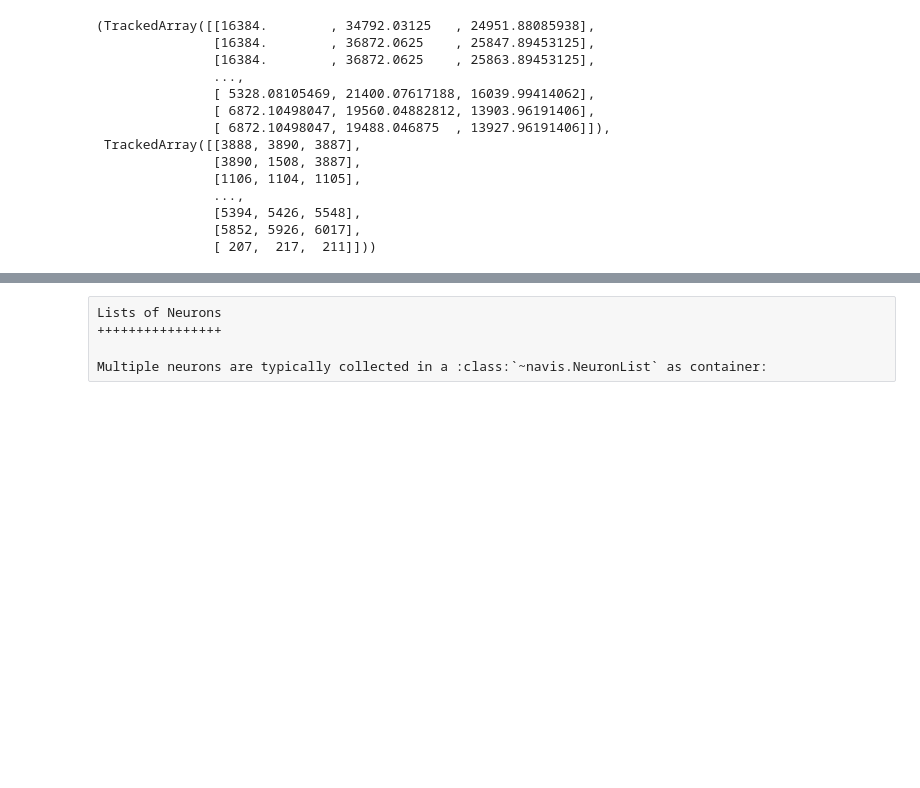
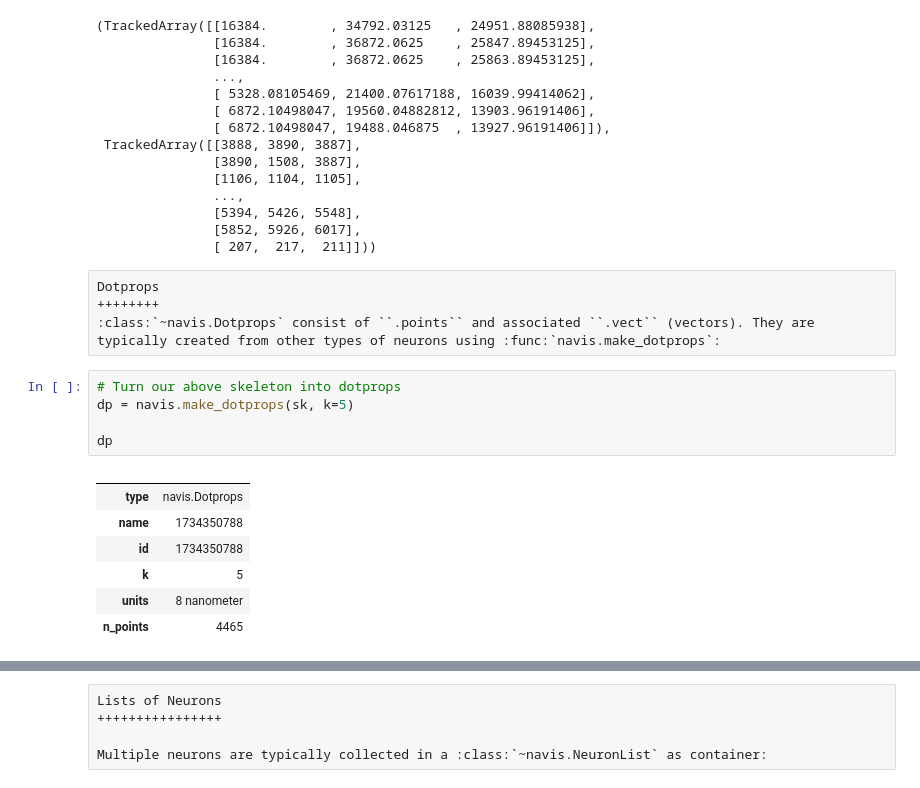
Before and after one commit to navis-org/navis, a Jupyter notebook: docs/source/tutorials/neurons_intro.ipynb, the cells around one changed output, grey strips where cells are left out. Cells and saved outputs as stored; diff of their text form; blank space fills up the shorter version.

```diff
--- a/docs/source/tutorials/neurons_intro.ipynb
+++ b/docs/source/tutorials/neurons_intro.ipynb
@@ -98,3 +101,20 @@ m.vertices, m.faces
                [5394, 5426, 5548],
                [5852, 5926, 6017],
                [ 207,  217,  211]]))
+# %% [raw]
+Dotprops
+++++++++
+:class:`~navis.Dotprops` consist of ``.points`` and associated ``.vect`` (vectors). They are typically created from other types of neurons using :func:`navis.make_dotprops`:
+# %%
+# Turn our above skeleton into dotprops
+dp = navis.make_dotprops(sk, k=5)
+
+dp
+# %% [output]
+|  |  |
+| type | navis.Dotprops |
+| name | 1734350788 |
+| id | 1734350788 |
+| k | 5 |
+| units | 8 nanometer |
+| n_points | 4465 |
```
Also changed, not shown: parts of 7 cells of this notebook, 1 other file.
